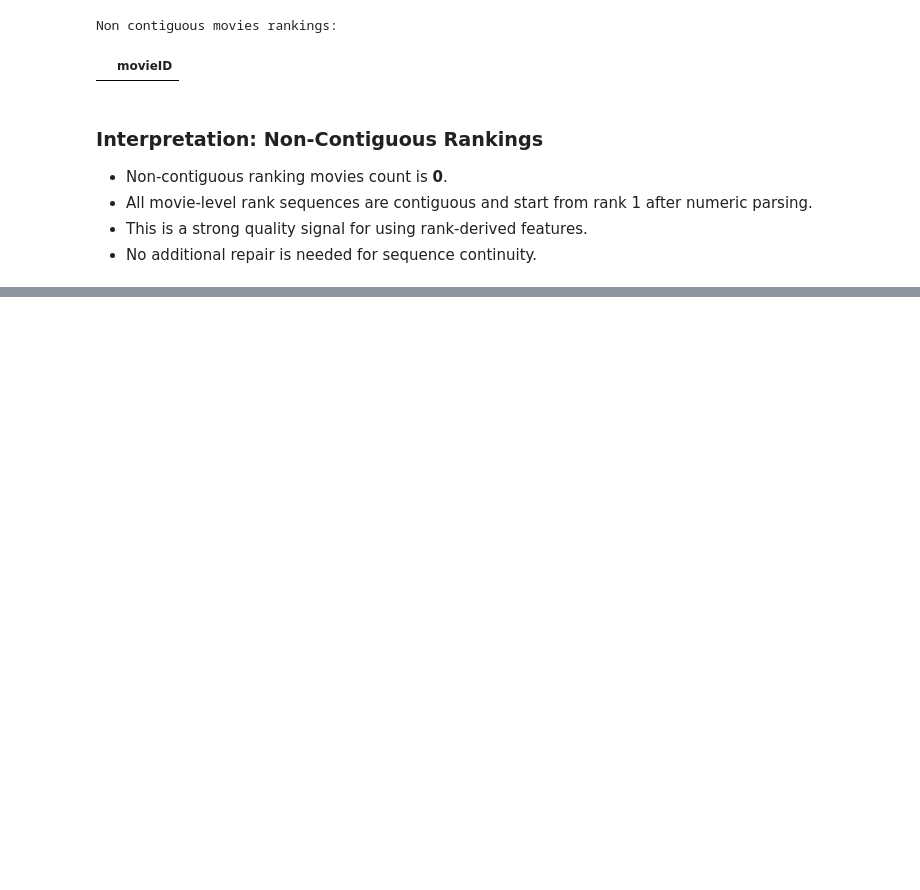
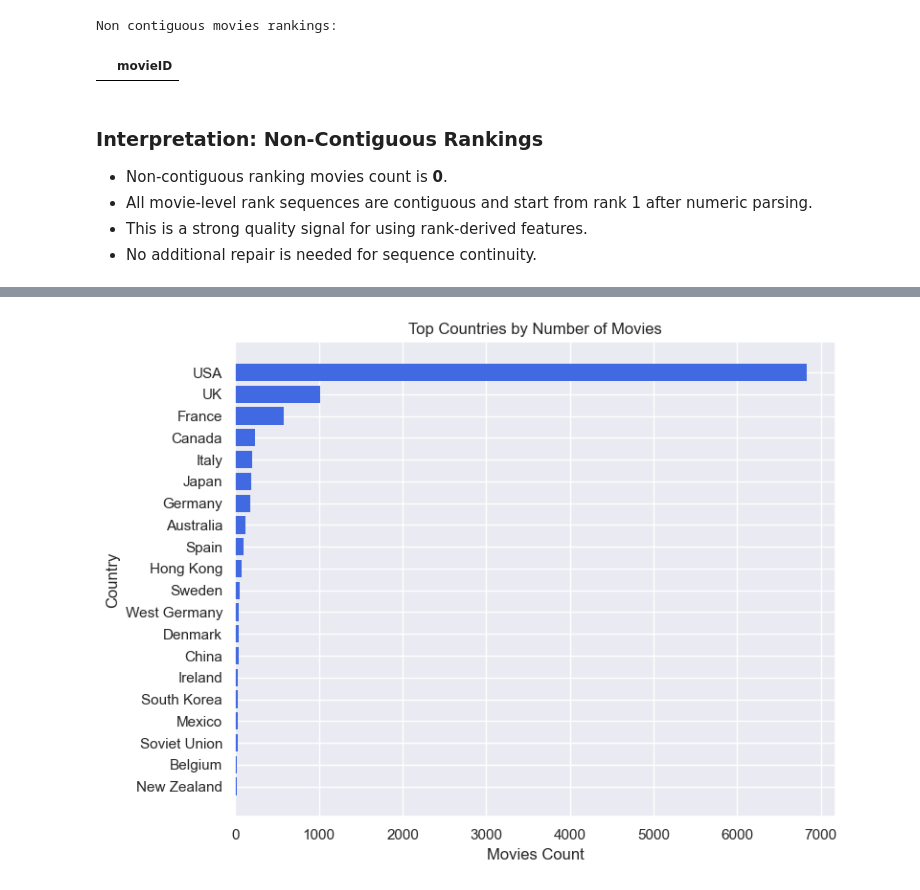
Before and after one commit to Mateusz1645/explainable-recsys, a Jupyter notebook: notebooks/01_eda.ipynb, the cells around one changed output, grey strips where cells are left out. Drawn from its saved outputs; the diff is of its cells as text; code cells hidden in the pictures; blank space fills up the shorter version.

```diff
--- a/notebooks/01_eda.ipynb
+++ b/notebooks/01_eda.ipynb
@@ -443,0 +570,8 @@ Non contiguous movies rankings:
+# %%
+movies_per_country = movies_per_country_report(movie_countries_df)
+
+print("Movies per country summary:")
+display(movies_per_country["summary"])
+
+print("Top countries by movie count:")
+display(movies_per_country["top_countries"])
@@ -443,0 +607,13 @@ Non contiguous movies rankings:
+# %%
+TOP_COUNTRIES_PLOT_N = 20
+
+plot_df = movies_per_country["top_countries"].head(TOP_COUNTRIES_PLOT_N).sort_values("movies_per_country")
+plt.figure(figsize=(8, 6))
+plt.barh(plot_df.index.astype(str), plot_df["movies_per_country"], color=PRIMARY_COLOR)
+plt.title("Top Countries by Number of Movies")
+plt.xlabel("Movies Count")
+plt.ylabel("Country")
+plt.tight_layout()
+plt.show()
+# %% [output]
+[figure, added]
```
Also changed, not shown: parts of 42 cells of this notebook, 4 other files.
